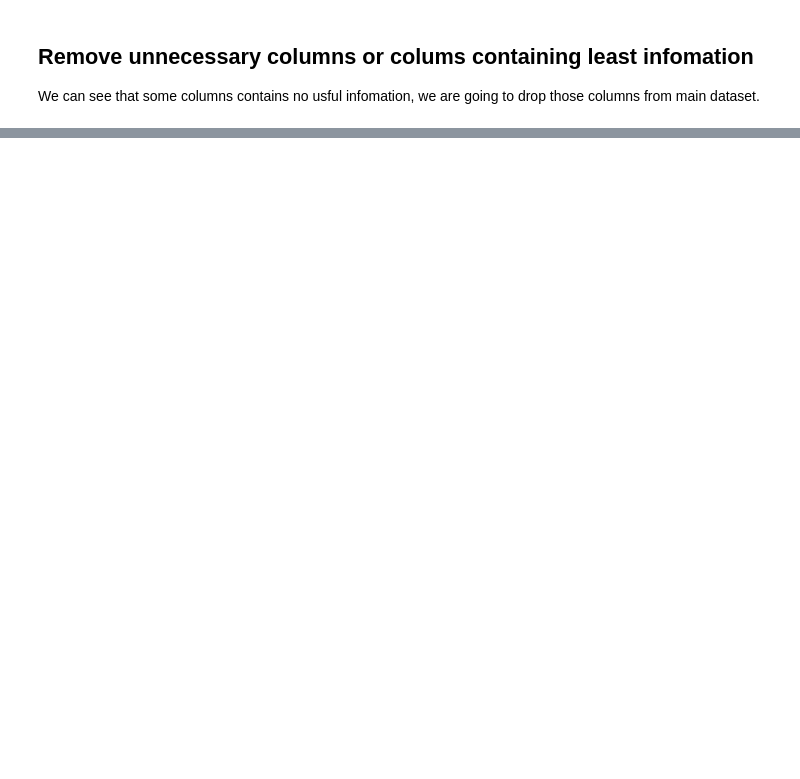
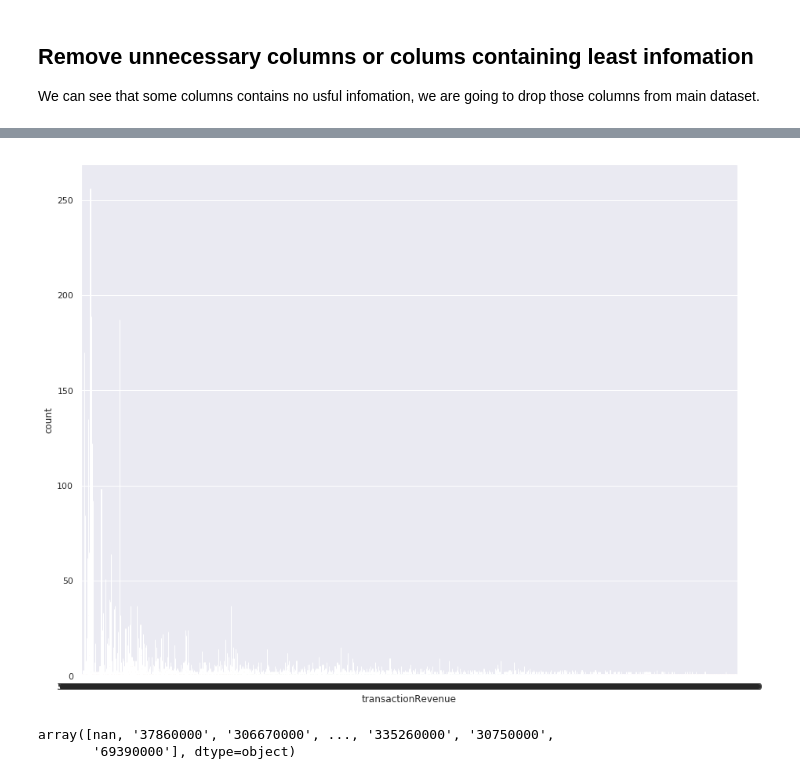
Before and after one commit to nandanlahurikar/Google-Analytics, a Jupyter notebook: Json Processing + EDA.ipynb, the cells around one changed output, grey strips where cells are left out. Cells and saved outputs as stored; diff of their text form; code cells hidden in the pictures; blank space fills up the shorter version.

```diff
--- a/Json Processing + EDA.ipynb
+++ b/Json Processing + EDA.ipynb
@@ -164,0 +315,11 @@ df.drop(['latitude','longitude','cityId','networkLocation', 'browserSize','brows
+# %%
+plt.figure(figsize=(15,12))
+sns.set(style="darkgrid")
+ax = sns.countplot(x="transactionRevenue",data=df)
+# %% [output]
+[figure, added]
+# %%
+df['transactionRevenue'].unique()
+# %% [output]
+array([nan, '37860000', '306670000', ..., '335260000', '30750000',
+       '69390000'], dtype=object)
```
Also changed, not shown: parts of 22 cells of this notebook.
